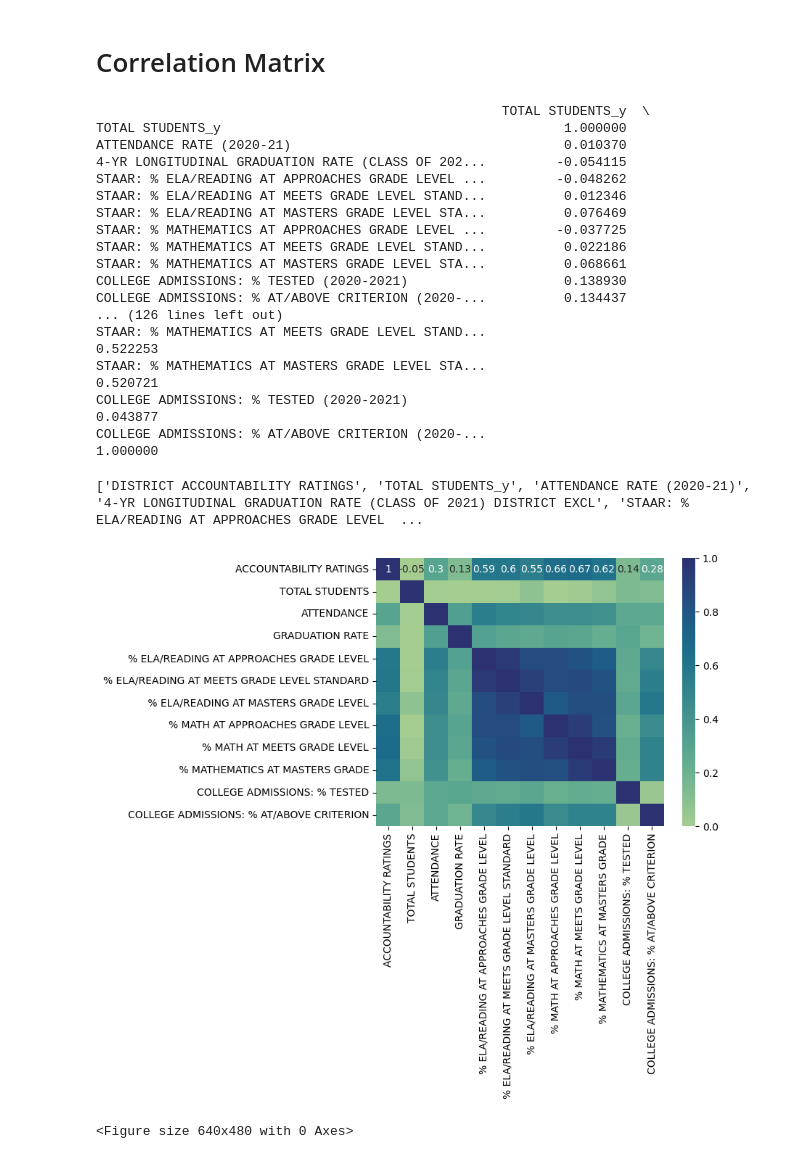
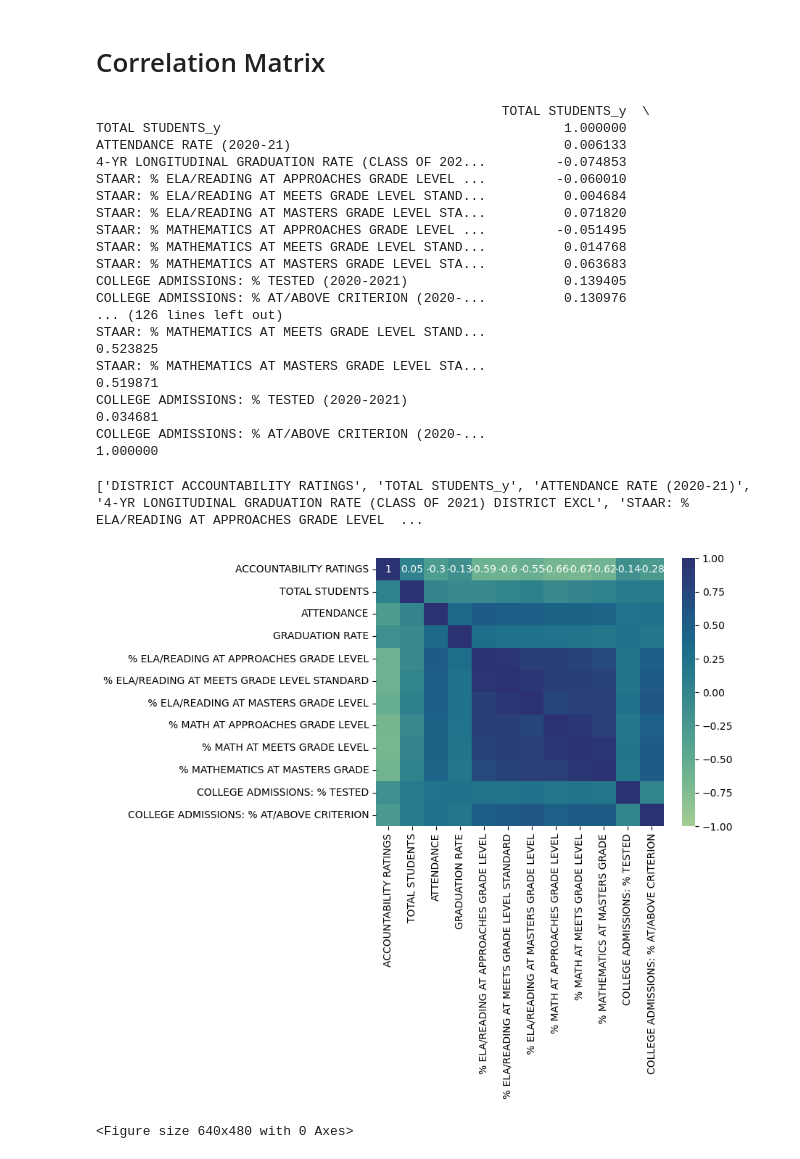
Before and after one commit to Amarilli/Texas-Education-and-Accountability-Rating-a-Machine-Learning-Model, a Jupyter notebook: NNDistrict.ipynb, the cells around one changed output. Drawn from its saved outputs; the diff is of its cells as text; code cells hidden in the pictures.

```diff
--- a/NNDistrict.ipynb
+++ b/NNDistrict.ipynb
@@ -314,6 +309,8 @@ completedf['DISTRICT ACCOUNTABILITY RATINGS'] = completedf['DISTRICT ACCOUNTABIL
     'Not Rated: Senate Bill 1365': 'Not Rated'
 })
 
-# Preparing the features and labels
-X = completedf.drop(columns=['DISTRICT ACCOUNTABILITY RATINGS'])
-y = completedf['DISTRICT ACCOUNTABILITY RATINGS']
+# Remove rows where 'DISTRICT ACCOUNTABILITY RATINGS' is 'Not Rated'
+completedf = completedf[completedf['DISTRICT ACCOUNTABILITY RATINGS'] != 'Not Rated']
+
+# Now 'completedf' only contains rows where the ratings are A, B, or C
+completedf.head()
@@ -485,20 +492,20 @@ print(correlation_matrix)
 # %% [output]
                                                     TOTAL STUDENTS_y  \
 TOTAL STUDENTS_y                                            1.000000
-ATTENDANCE RATE (2020-21)                                   0.010370
-4-YR LONGITUDINAL GRADUATION RATE (CLASS OF 202...         -0.054115
-STAAR: % ELA/READING AT APPROACHES GRADE LEVEL ...         -0.048262
-STAAR: % ELA/READING AT MEETS GRADE LEVEL STAND...          0.012346
-STAAR: % ELA/READING AT MASTERS GRADE LEVEL STA...          0.076469
-STAAR: % MATHEMATICS AT APPROACHES GRADE LEVEL ...         -0.037725
-STAAR: % MATHEMATICS AT MEETS GRADE LEVEL STAND...          0.022186
-STAAR: % MATHEMATICS AT MASTERS GRADE LEVEL STA...          0.068661
-COLLEGE ADMISSIONS: % TESTED (2020-2021)                    0.138930
-COLLEGE ADMISSIONS: % AT/ABOVE CRITERION (2020-...          0.134437
+ATTENDANCE RATE (2020-21)                                   0.006133
+4-YR LONGITUDINAL GRADUATION RATE (CLASS OF 202...         -0.074853
+STAAR: % ELA/READING AT APPROACHES GRADE LEVEL ...         -0.060010
+STAAR: % ELA/READING AT MEETS GRADE LEVEL STAND...          0.004684
+STAAR: % ELA/READING AT MASTERS GRADE LEVEL STA...          0.071820
+STAAR: % MATHEMATICS AT APPROACHES GRADE LEVEL ...         -0.051495
+STAAR: % MATHEMATICS AT MEETS GRADE LEVEL STAND...          0.014768
+STAAR: % MATHEMATICS AT MASTERS GRADE LEVEL STA...          0.063683
+COLLEGE ADMISSIONS: % TESTED (2020-2021)                    0.139405
+COLLEGE ADMISSIONS: % AT/ABOVE CRITERION (2020-...          0.130976
 ... (126 lines left out)
-STAAR: % MATHEMATICS AT MEETS GRADE LEVEL STAND...                                           0.522253
-STAAR: % MATHEMATICS AT MASTERS GRADE LEVEL STA...                                           0.520721
-COLLEGE ADMISSIONS: % TESTED (2020-2021)                                                     0.043877
+STAAR: % MATHEMATICS AT MEETS GRADE LEVEL STAND...                                           0.523825
+STAAR: % MATHEMATICS AT MASTERS GRADE LEVEL STA...                                           0.519871
+COLLEGE ADMISSIONS: % TESTED (2020-2021)                                                     0.034681
 COLLEGE ADMISSIONS: % AT/ABOVE CRITERION (2020-...                                           1.000000
 # %%
 # Get a list of DataFrame columns
@@ -528,11 +531,21 @@ completedf.rename(columns={
     'Change in STAAR: % ALL SUBJECTS AT APPROACHES GRADE LEVEL STANDARD OR ABOVE': 'Change in STAAR: % ALL SUBJECTS AT APPROACHES GRADE LEVEL'
 }, inplace=True)
 # %%
+# Initialize a LabelEncoder
+label_encoder = LabelEncoder()
+
+# Check if 'ACCOUNTABILITY RATINGS' needs encoding
+if completedf['ACCOUNTABILITY RATINGS'].dtype == object:
+    completedf['ACCOUNTABILITY RATINGS'] = label_encoder.fit_transform(completedf['ACCOUNTABILITY RATINGS'])
+
+# Now compute the correlation matrix
 matrix = completedf.corr().round(2)
-sns.heatmap(matrix, annot=True, vmax=1, vmin=0, cmap='crest')
+
+# Plotting the heatmap
+sns.heatmap(matrix, annot=True, vmax=1, vmin=-1, cmap='crest')
 plt.show()
 # %% [output]
-[figure, old version]
+[figure, new version]
 # %%
 plt.savefig('heatmap.png')
 # %% [output]
```
Also changed, not shown: parts of 16 cells of this notebook, 10 other files.
